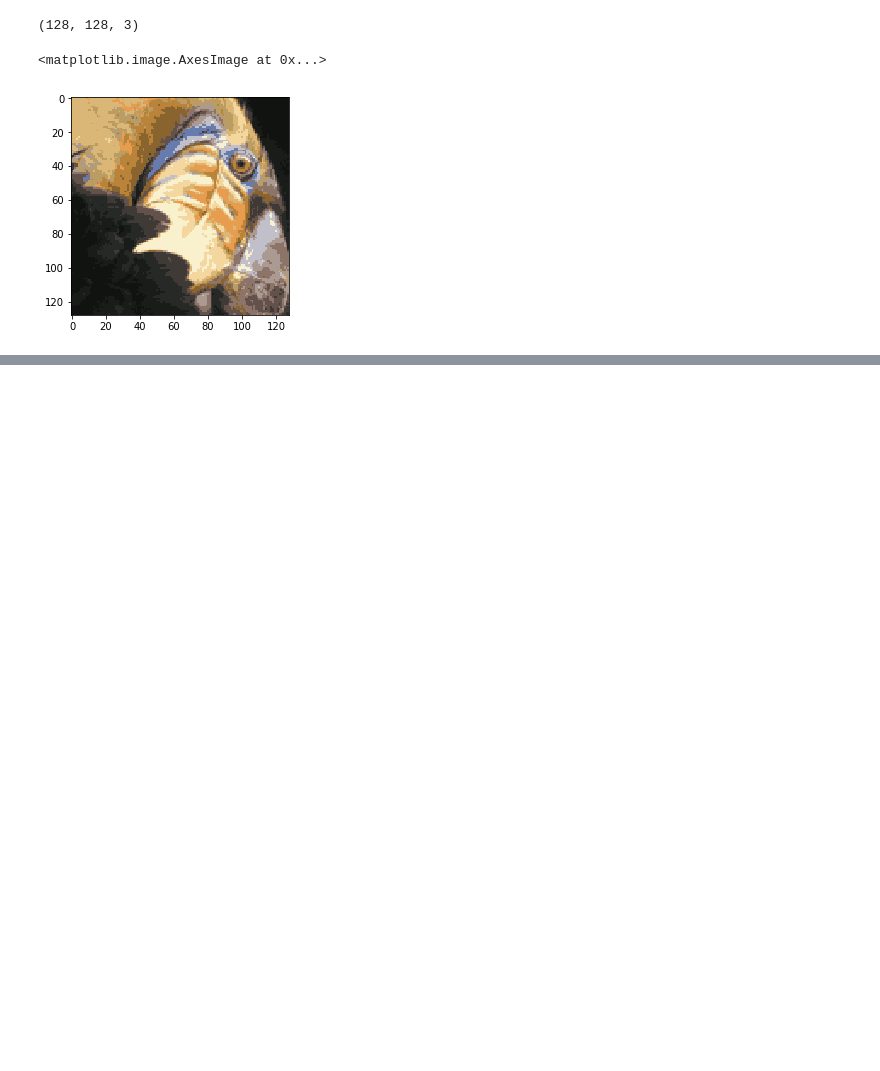
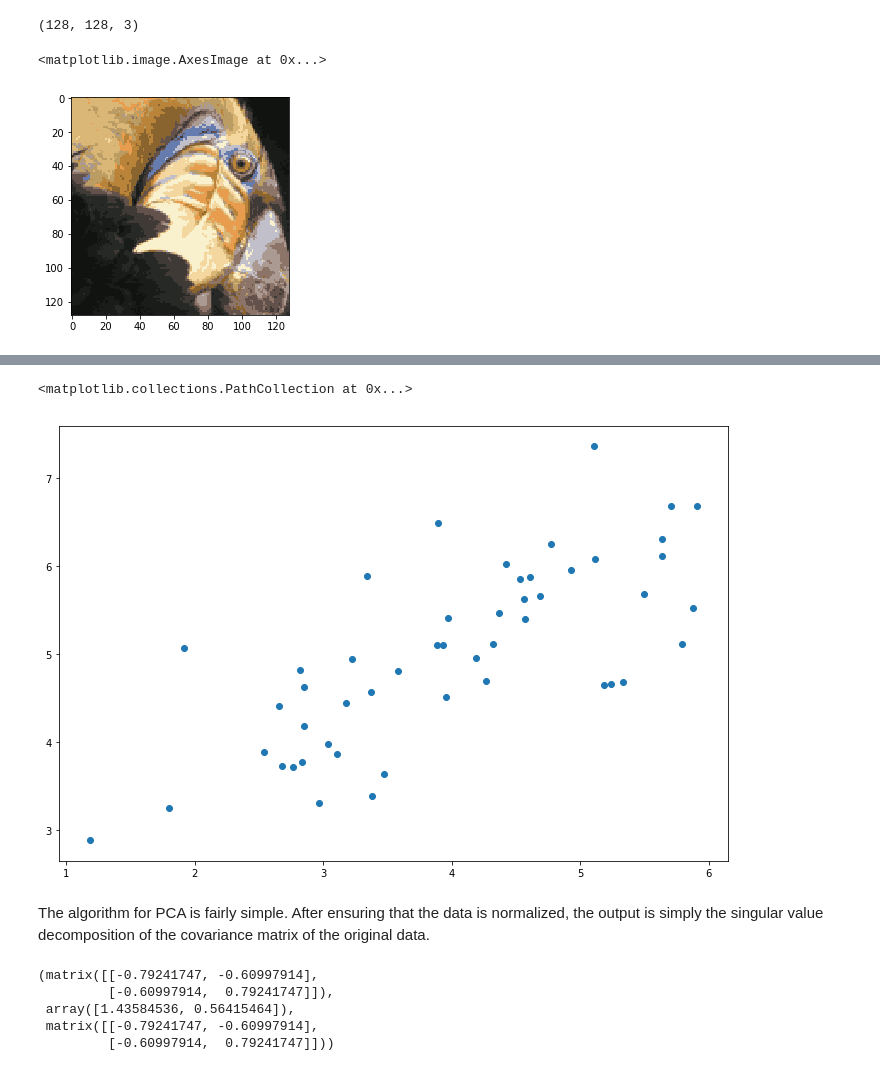
Before and after one commit to RajatGarg97/AndrewNg-mlCourse-Ex, a Jupyter notebook: machine-learning-ex7/ex7/Kmeans-and-PCA.ipynb, the cells around one changed output, grey strips where cells are left out. Cells and saved outputs as stored; diff of their text form; code cells hidden in the pictures; blank space fills up the shorter version.

Commit message:
PCA on a 2D dataset

```diff
--- a/machine-learning-ex7/ex7/Kmeans-and-PCA.ipynb
+++ b/machine-learning-ex7/ex7/Kmeans-and-PCA.ipynb
@@ -157,0 +160,5 @@ plt.imshow(X_recovered)
+# %%
+# Applying PCA to a simple 2D dataset
+
+data1 = loadmat('ex7data1.mat')
+data1
@@ -157,0 +183,9 @@ plt.imshow(X_recovered)
+# %%
+X = data1['X']
+fig, ax = plt.subplots(figsize=(12,8))
+ax.scatter(X[:, 0], X[:, 1])
+# %% [output]
+<matplotlib.collections.PathCollection at 0x...>
+[figure, added]
+# %% [markdown]
+ The algorithm for PCA is fairly simple. After ensuring that the data is normalized, the output is simply the singular value decomposition of the covariance matrix of the original data.
@@ -157,0 +205,9 @@ plt.imshow(X_recovered)
+# %%
+U, S, V = pca(X)
+U, S, V
+# %% [output]
+(matrix([[-0.79241747, -0.60997914],
+         [-0.60997914,  0.79241747]]),
+ array([1.43584536, 0.56415464]),
+ matrix([[-0.79241747, -0.60997914],
+         [-0.60997914,  0.79241747]]))
```
Also changed, not shown: parts of 8 cells of this notebook.
